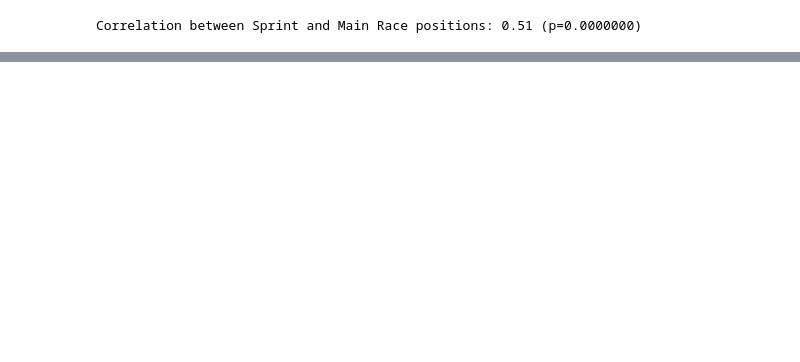
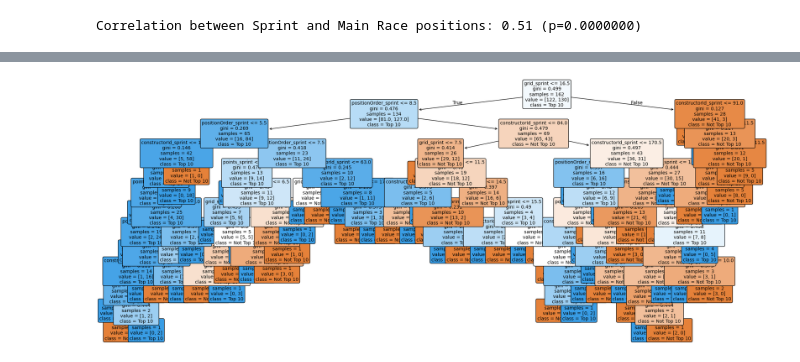
Before and after one commit to mahaejaz2699/Dissertation, a Jupyter notebook: data.ipynb, the cells around one changed output, grey strips where cells are left out. Saved outputs shown, nothing was run; the diff lists cells and outputs as text; code cells hidden in the pictures; blank space fills up the shorter version.

```diff
--- a/data.ipynb
+++ b/data.ipynb
@@ -1139,0 +1250,10 @@ plt.show()
+# %%
+#Applying Logistic Regression
+
+log_reg = LogisticRegression(random_state=42)
+log_reg.fit(X_train_scaled,y_train)
+y_pred_lr = log_reg.predict(X_test_scaled)
+
+print("Accuracy of Logistic Regression is:", accuracy_score(y_test,y_pred_lr))
+print("Confusion Matrix: \n", confusion_matrix(y_test,y_pred_lr))
+print("Classification Report: ", classification_report(y_test,y_pred_lr))
@@ -1139,0 +1273,10 @@ plt.show()
+# %%
+#Applying Random Forest
+
+rf = RandomForestClassifier(n_estimators=200, random_state=42)
+rf.fit(X_train,y_train)
+y_pred_rf = rf.predict(X_test_scaled)
+
+print("Accuracy of Random Forest is:", accuracy_score(y_test,y_pred_lr))
+print("Confusion Matrix: \n", confusion_matrix(y_test,y_pred_lr))
+print("Classification Report: ", classification_report(y_test,y_pred_lr))
@@ -1139,0 +1296,11 @@ plt.show()
+# %%
+#Building a decision tree for my reference
+from sklearn.tree import export_text, plot_tree
+import matplotlib.pyplot as plt
+
+# Pick one tree from the trained forest
+single_tree = rf.estimators_[0]
+
+# Print the textual decision rules
+tree_rules = export_text(single_tree, feature_names=list(X.columns))
+print(tree_rules)
@@ -1139,0 +1325,14 @@ plt.show()
+# %%
+#for my reference
+plt.figure(figsize=(25,10))
+plot_tree(
+    single_tree,
+    feature_names=list(X.columns),
+    class_names=['Not Top 10','Top 10'],
+    filled=True,
+    rounded=True,
+    fontsize=10
+)
+plt.show()e
+# %% [output]
+[figure, added]
```
Also changed, not shown: parts of 59 cells of this notebook, 1 other file.
